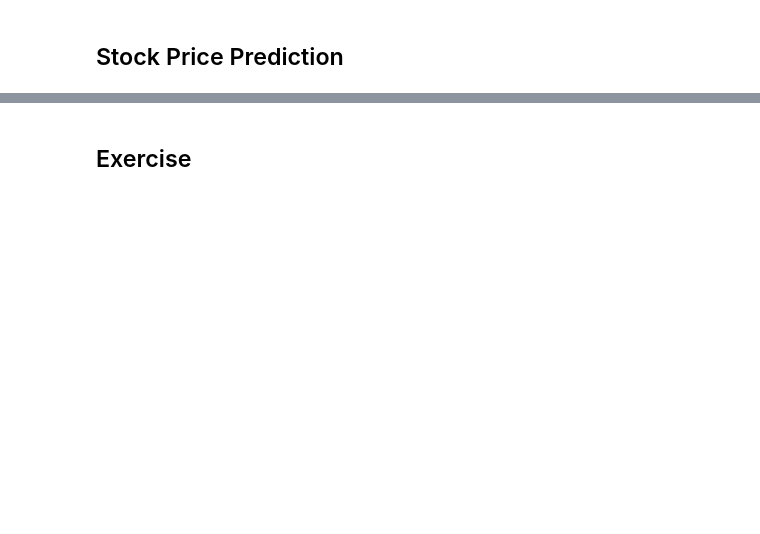
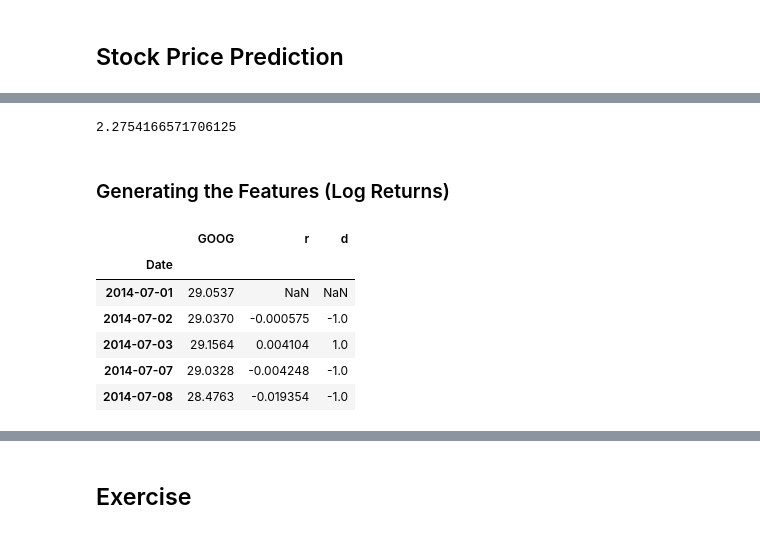
Before and after one commit to yhilpisch/aifin, a Jupyter notebook: code/02_simple_examples.ipynb, the cells around one changed output, grey strips where cells are left out. Drawn from its saved outputs; the diff is of its cells as text; code cells hidden in the pictures; blank space fills up the shorter version.

```diff
--- a/code/02_simple_examples.ipynb
+++ b/code/02_simple_examples.ipynb
@@ -118,0 +335,8 @@ raw = pd.read_csv(path, index_col=0, parse_dates=True)
+# %%
+sum((data[symbol] - data['pred_mlp']) ** 2) / len(data)
+# %% [output]
+2.2754166571706125
+# %% [markdown]
+### Generating the Features (Log Returns)
+# %%
+data = pd.DataFrame(raw[symbol])
@@ -118,0 +347,10 @@ raw = pd.read_csv(path, index_col=0, parse_dates=True)
+# %%
+data.head()
+# %% [output]
+|  | GOOG | r | d |
+| Date |  |  |  |
+| 2014-07-01 | 29.0537 | NaN | NaN |
+| 2014-07-02 | 29.0370 | -0.000575 | -1.0 |
+| 2014-07-03 | 29.1564 | 0.004104 | 1.0 |
+| 2014-07-07 | 29.0328 | -0.004248 | -1.0 |
+| 2014-07-08 | 28.4763 | -0.019354 | -1.0 |
```
Also changed, not shown: parts of 77 cells of this notebook, 2 other files.
